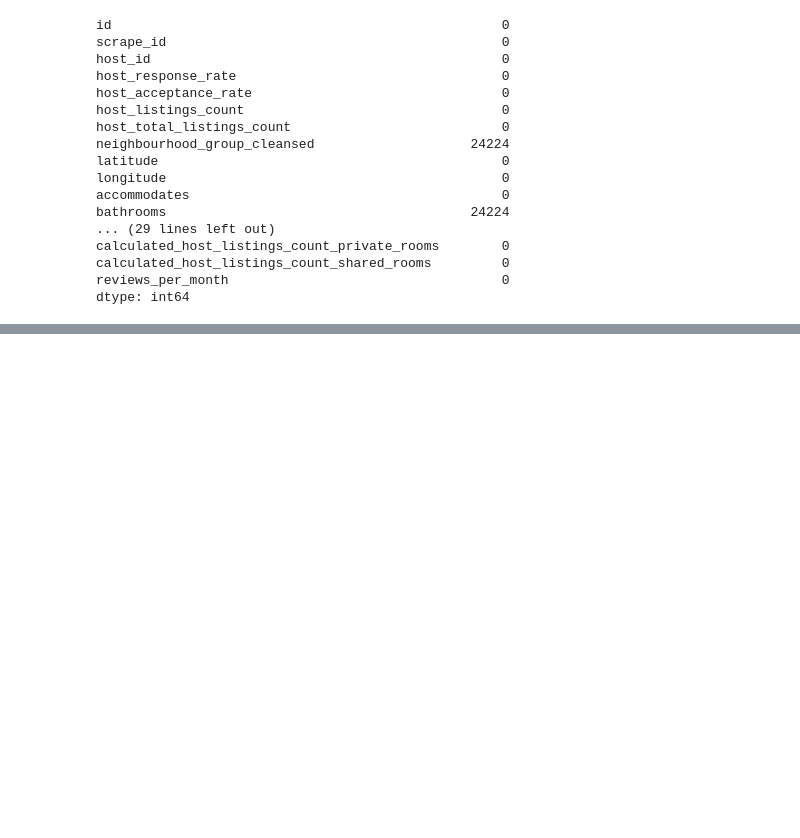
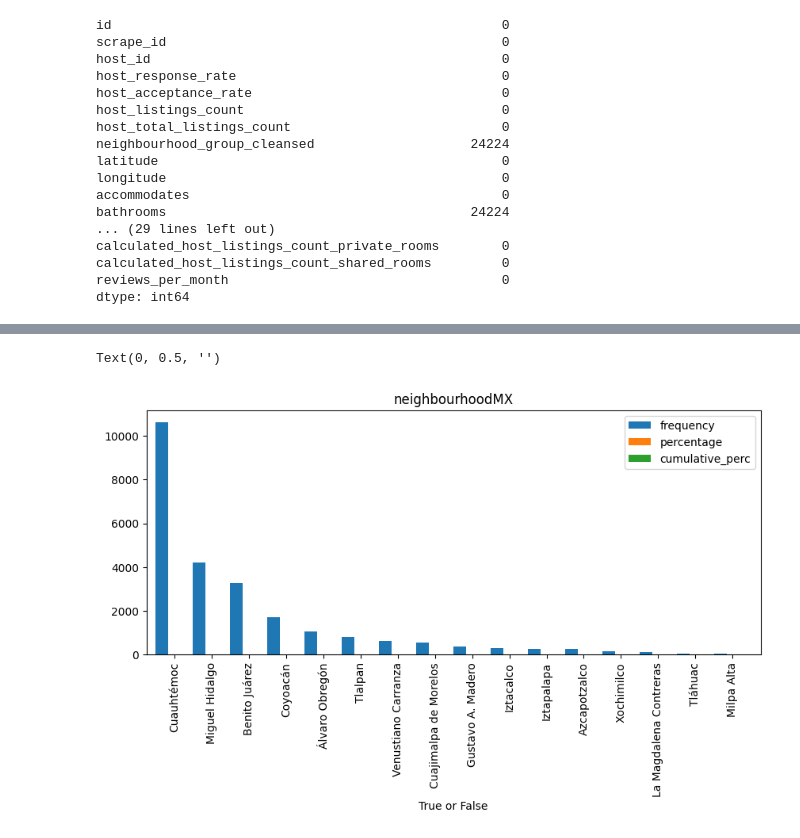
Before and after one commit to Sebasangel10/Actividad6_RetoFinal, a Jupyter notebook: Actividad6Retofinal1.ipynb, the cells around one changed output, grey strips where cells are left out. Saved outputs shown, nothing was run; the diff lists cells and outputs as text; code cells hidden in the pictures; blank space fills up the shorter version.

```diff
--- a/Actividad6Retofinal1.ipynb
+++ b/Actividad6Retofinal1.ipynb
@@ -204,0 +493,21 @@ filtro1.to_csv("Filtro1.csv")
+# %%
+#obtengo analisis univariado de una variable categorica espesifica
+table4=freq_tbl(Datos_limpios['neighbourhood_cleansed'])
+table4
+# %%
+#Filtro los valores mas relevantes de la variable categorica
+Filtro= table4[table4['frequency']>1]
+Filtro
+# %%
+#Adjusto el indice de mi data frame
+Filtro_index=Filtro.set_index('neighbourhood_cleansed')
+Filtro_index
+# %%
+#relaizemos un grafico del dataframe
+Filtro_index.plot(kind= 'bar', width=1, figsize=(10,4))
+plt.title('neighbourhoodMX')
+plt.xlabel('True or False')
+plt.ylabel('')
+# %% [output]
+Text(0, 0.5, '')
+[figure, added]
```
Also changed, not shown: parts of 75 cells of this notebook.
